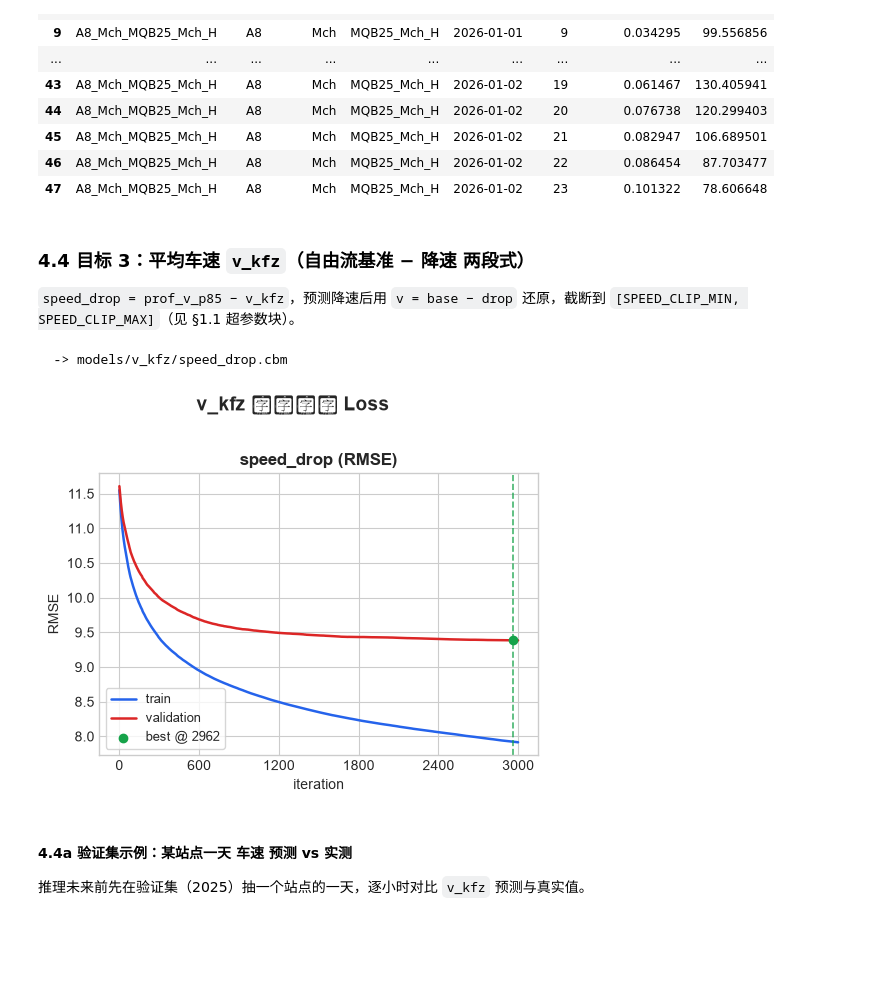
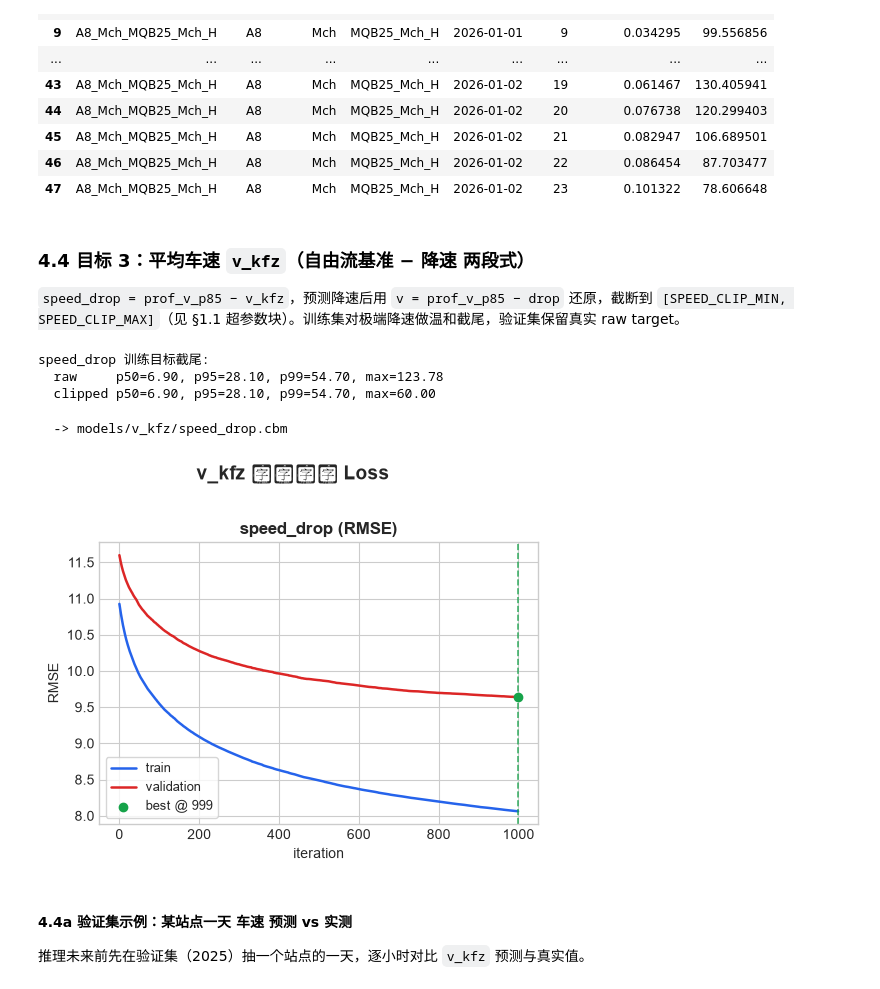
Before and after one commit to ForeverTTT/Autobahn-hackathon, a Jupyter notebook: model/model.ipynb, the cells around one changed output. Drawn from its saved outputs; the diff is of its cells as text; code cells hidden in the pictures; blank space fills up the shorter version.

```diff
--- a/model/model.ipynb
+++ b/model/model.ipynb
@@ -229,16 +229,19 @@ CB_PARAMS = dict(
 # --- 各目标模型覆盖（在 CB_PARAMS 之上 merge）---
 CB_KFZ_PARAMS = {}   # kfz_h 分位回归，loss 在训练循环里按 quantile 注入
 CB_LKW_PARAMS = dict(loss_function="RMSE", eval_metric="RMSE")   # lkw_ratio
-# speed_drop 目标噪声大、右尾重（拥堵稀有）→ 降深度+加 L2 抑制过拟合；
-# 配合更小 lr + 更多迭代 + 早停，让 val 持续下降而非过拟合平台
+# speed_drop 目标右尾重。保留「自由流基准 − 降速」结构，但缩短训练、浅树强正则，
+# 避免后半段训练集继续下降而验证集收益很小。
 CB_SPD_PARAMS = dict(
     loss_function="RMSE",
     eval_metric="RMSE",
-    iterations=3000,                   # 配合小 lr，靠早停取最优
-    depth=6,                            # 8→6 降容量
-    l2_leaf_reg=12.0,                   # 5→12 加 L2
-    min_data_in_leaf=300,              # 100→300 叶子更平滑
-    learning_rate=0.02,                # 0.03→0.02 更慢、配合早停
+    iterations=1000,
+    depth=5,
+    l2_leaf_reg=20.0,
+    min_data_in_leaf=400,
+    learning_rate=0.025,
+    early_stopping_rounds=80,
+    random_strength=1.0,
+    rsm=0.9,
 )
 
 # --- kfz_h 分位数 ---
@@ -252,6 +255,10 @@ FALLBACK_VERBOSE = 200              # callback 失败时 CatBoost 原生 verbose
 # --- 历史画像聚合分位 ---
 PROFILE_KFZ_P90 = 0.90              # prof_kfz_p90
 PROFILE_V_P85 = 0.85                # prof_v_p85 自由流基准
+
+# --- speed_drop 训练目标截尾（只用于训练集，验证集保留真实 raw target）---
+SPEED_DROP_CLIP_MIN = -20.0         # 允许少量「高于自由流基准」的负降速
+SPEED_DROP_CLIP_MAX = 60.0          # 极端拥堵尾部截尾，避免模型记忆孤立异常
 
 # --- 预测后处理截断 ---
 KFZ_CLIP_MIN = 0.0                  # 流量下限
@@ -280,6 +287,7 @@ np.random.seed(RANDOM_SEED)
 print("超参数已加载 ✔")
 print(f"  训练截止: {TRAIN_END.date()}  |  验证起始: {VAL_START.date()}")
 print(f"  CatBoost: iterations={CB_PARAMS['iterations']}, lr={CB_PARAMS['learning_rate']}, depth={CB_PARAMS['depth']}")
+print(f"  speed_drop: iterations={CB_SPD_PARAMS['iterations']}, depth={CB_SPD_PARAMS['depth']}, l2={CB_SPD_PARAMS['l2_leaf_reg']}")
 print(f"  分位数: {QUANTILES}")
 # %% [output]
 超参数已加载 ✔
@@ -1328,32 +1337,44 @@ display(sv_fc.head(48))
 # %% [markdown]
 ### 4.4 目标 3：平均车速 `v_kfz`（自由流基准 − 降速 两段式）
 
-`speed_drop = prof_v_p85 − v_kfz`，预测降速后用 `v = base − drop` 还原，截断到 `[SPEED_CLIP_MIN, SPEED_CLIP_MAX]`（见 §1.1 超参数块）。
+`speed_drop = prof_v_p85 − v_kfz`，预测降速后用 `v = prof_v_p85 − drop` 还原，截断到 `[SPEED_CLIP_MIN, SPEED_CLIP_MAX]`（见 §1.1 超参数块）。训练集对极端降速做温和截尾，验证集保留真实 raw target。
 # %%
-# 降速目标
+# 降速目标：raw target 保留真实物理含义；训练集截尾用于抗异常点，验证集保留 raw 便于看真实泛化
 for d in (train_df, val_df):
-    d["speed_drop"] = d["prof_v_p85"] - d["v_kfz"]
+    d["speed_drop_raw"] = d["prof_v_p85"] - d["v_kfz"]
+
+train_df["speed_drop"] = train_df["speed_drop_raw"].clip(SPEED_DROP_CLIP_MIN, SPEED_DROP_CLIP_MAX)
+val_df["speed_drop"] = val_df["speed_drop_raw"]
+
+_raw = train_df.loc[train_df["v_kfz"].notna(), "speed_drop_raw"]
+_clipped = train_df.loc[train_df["v_kfz"].notna(), "speed_drop"]
+print("speed_drop 训练目标截尾:")
+print(f"  raw     p50={_raw.quantile(0.50):.2f}, p95={_raw.quantile(0.95):.2f}, p99={_raw.quantile(0.99):.2f}, max={_raw.max():.2f}")
+print(f"  clipped p50={_clipped.quantile(0.50):.2f}, p95={_clipped.quantile(0.95):.2f}, p99={_clipped.quantile(0.99):.2f}, max={_clipped.max():.2f}")
 
 tr_spd = train_df[train_df["v_kfz"].notna()]
 va_spd = val_df[val_df["v_kfz"].notna()]
 
 pool_tr_spd = make_pool(tr_spd, FEATURES_SPD, "speed_drop")
 pool_va_spd = make_pool(va_spd, FEATURES_SPD, "speed_drop")
 
 spd_model, spd_evals = train_catboost(
     pool_tr_spd, pool_va_spd,
     loss_function=CB_SPD_PARAMS["loss_function"],
     eval_metric=CB_SPD_PARAMS["eval_metric"],
-    name="speed_drop", params=CB_SPD_PARAMS,
+    name="speed_drop_reg", params=CB_SPD_PARAMS,
 )
 spd_model.save_model(str(VKFZ_DIR / "speed_drop.cbm"))
 print("  -> models/v_kfz/speed_drop.cbm")
 
 plot_loss_curves({"speed_drop (RMSE)": spd_evals}, "v_kfz 降速模型 Loss",
                  best_iters={"speed_drop (RMSE)": spd_model.get_best_iteration()})
 # %% [output]
-  -> models/v_kfz/speed_drop.cbm
+speed_drop 训练目标截尾:
+  raw     p50=6.90, p95=28.10, p99=54.70, max=123.78
+  clipped p50=6.90, p95=28.10, p99=54.70, max=60.00
+  -> models/v_kfz/speed_drop.cbm
-[figure, old version]
+[figure, new version]
 # %% [markdown]
 #### 4.4a 验证集示例：某站点一天 车速 预测 vs 实测
 
```
Also changed, not shown: parts of 4 cells of this notebook, 3 other files.
